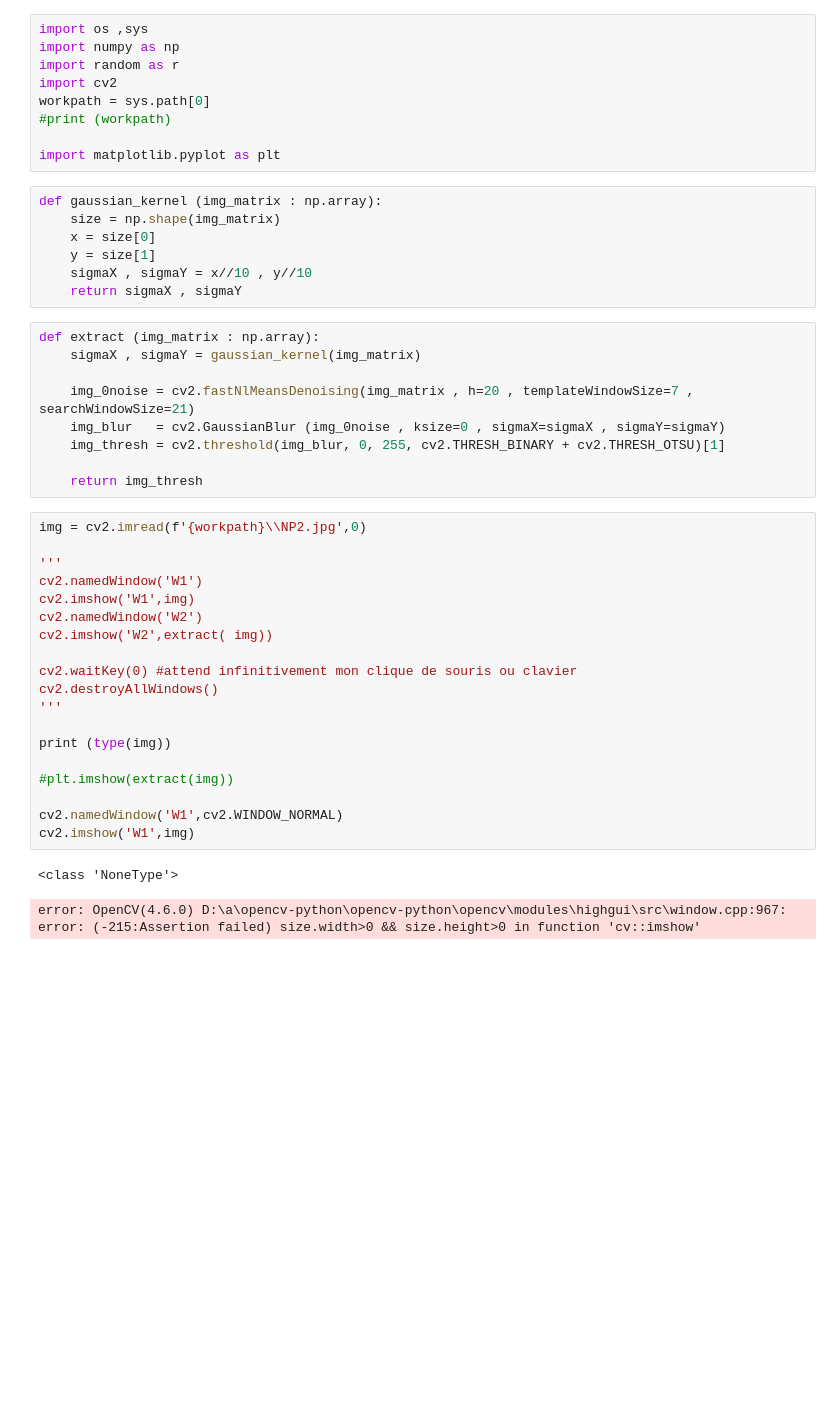
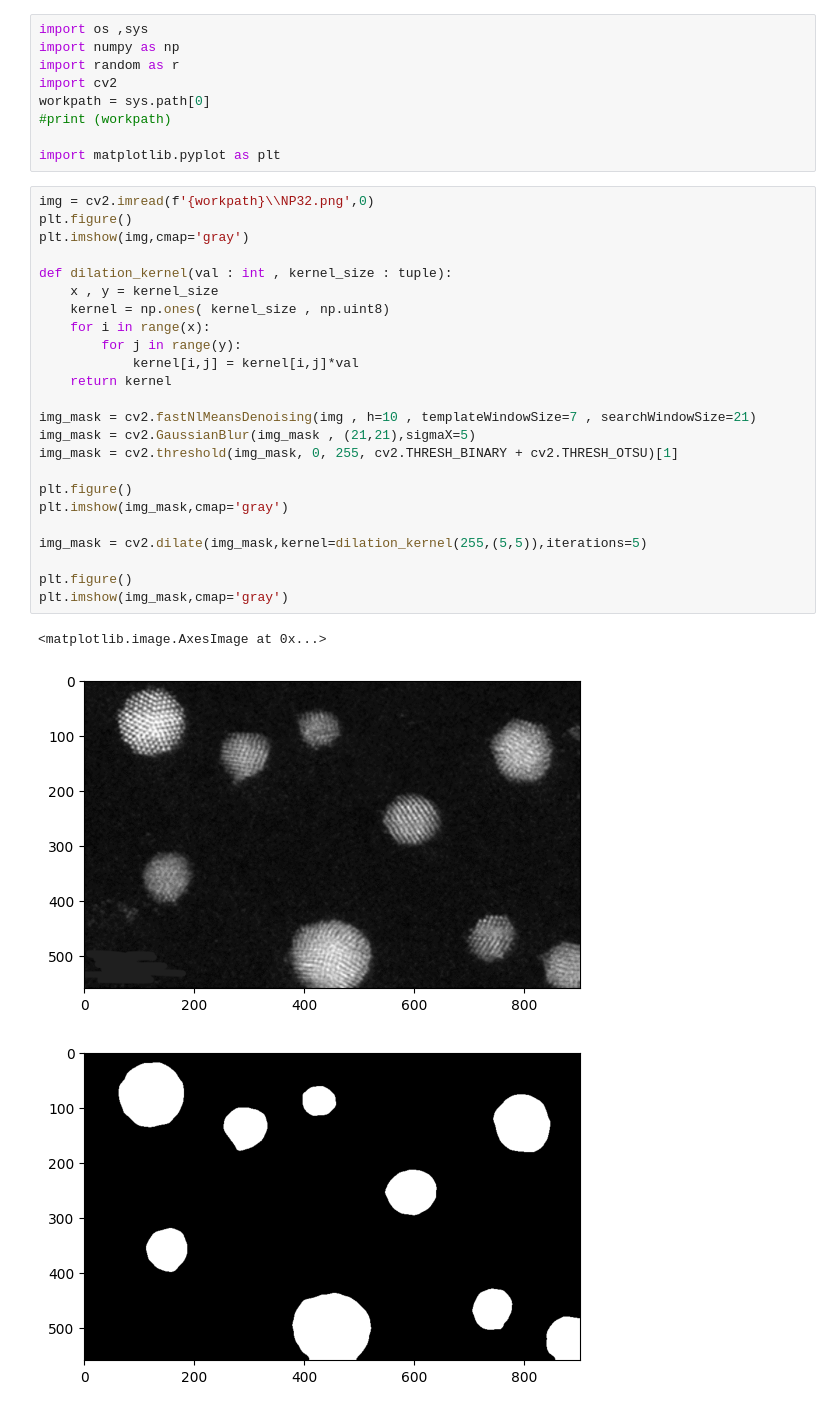
Before and after one commit to ruerl/pmd22-23, a Jupyter notebook: traitement_foule/test mask.ipynb, the cells around one changed output. Saved outputs shown, nothing was run; the diff lists cells and outputs as text; blank space fills up the shorter version.

Commit message:
Correction buf extract

```diff
--- a/traitement_foule/test mask.ipynb
+++ b/traitement_foule/test mask.ipynb
@@ -7,41 +7,31 @@ workpath = sys.path[0]
 #print (workpath)
 
 import matplotlib.pyplot as plt
-# %%
-def gaussian_kernel (img_matrix : np.array):
-    size = np.shape(img_matrix)
-    x = size[0]
-    y = size[1]
-    sigmaX , sigmaY = x//10 , y//10
-    return sigmaX , sigmaY
-# %%
-def extract (img_matrix : np.array):
-    sigmaX , sigmaY = gaussian_kernel(img_matrix)
-
-    img_0noise = cv2.fastNlMeansDenoising(img_matrix , h=20 , templateWindowSize=7 , searchWindowSize=21)
-    img_blur   = cv2.GaussianBlur (img_0noise , ksize=0 , sigmaX=sigmaX , sigmaY=sigmaY)
-    img_thresh = cv2.threshold(img_blur, 0, 255, cv2.THRESH_BINARY + cv2.THRESH_OTSU)[1]
-
-    return img_thresh
-# %%
-img = cv2.imread(f'{workpath}\\NP2.jpg',0)
-
-'''
-cv2.namedWindow('W1')
-cv2.imshow('W1',img)
-cv2.namedWindow('W2')
-cv2.imshow('W2',extract( img))
-
-cv2.waitKey(0) #attend infinitivement mon clique de souris ou clavier
-cv2.destroyAllWindows()
-'''
-
-print (type(img))
-
-#plt.imshow(extract(img))
-
-cv2.namedWindow('W1',cv2.WINDOW_NORMAL)
-cv2.imshow('W1',img)
-# %% [output]
-<class 'NoneType'>
-error: OpenCV(4.6.0) D:\a\opencv-python\opencv-python\opencv\modules\highgui\src\window.cpp:967: error: (-215:Assertion failed) size.width>0 && size.height>0 in function 'cv::imshow'
+# %%
+img = cv2.imread(f'{workpath}\\NP32.png',0)
+plt.figure()
+plt.imshow(img,cmap='gray')
+
+def dilation_kernel(val : int , kernel_size : tuple):
+    x , y = kernel_size
+    kernel = np.ones( kernel_size , np.uint8)
+    for i in range(x):
+        for j in range(y):
+            kernel[i,j] = kernel[i,j]*val
+    return kernel
+
+img_mask = cv2.fastNlMeansDenoising(img , h=10 , templateWindowSize=7 , searchWindowSize=21)
+img_mask = cv2.GaussianBlur(img_mask , (21,21),sigmaX=5)
+img_mask = cv2.threshold(img_mask, 0, 255, cv2.THRESH_BINARY + cv2.THRESH_OTSU)[1]
+
+plt.figure()
+plt.imshow(img_mask,cmap='gray')
+
+img_mask = cv2.dilate(img_mask,kernel=dilation_kernel(255,(5,5)),iterations=5)
+
+plt.figure()
+plt.imshow(img_mask,cmap='gray')
+# %% [output]
+<matplotlib.image.AxesImage at 0x...>
+[figure, added]
+[figure, added]
```
Also changed, not shown: parts of 1 cell of this notebook, 2 other files.
